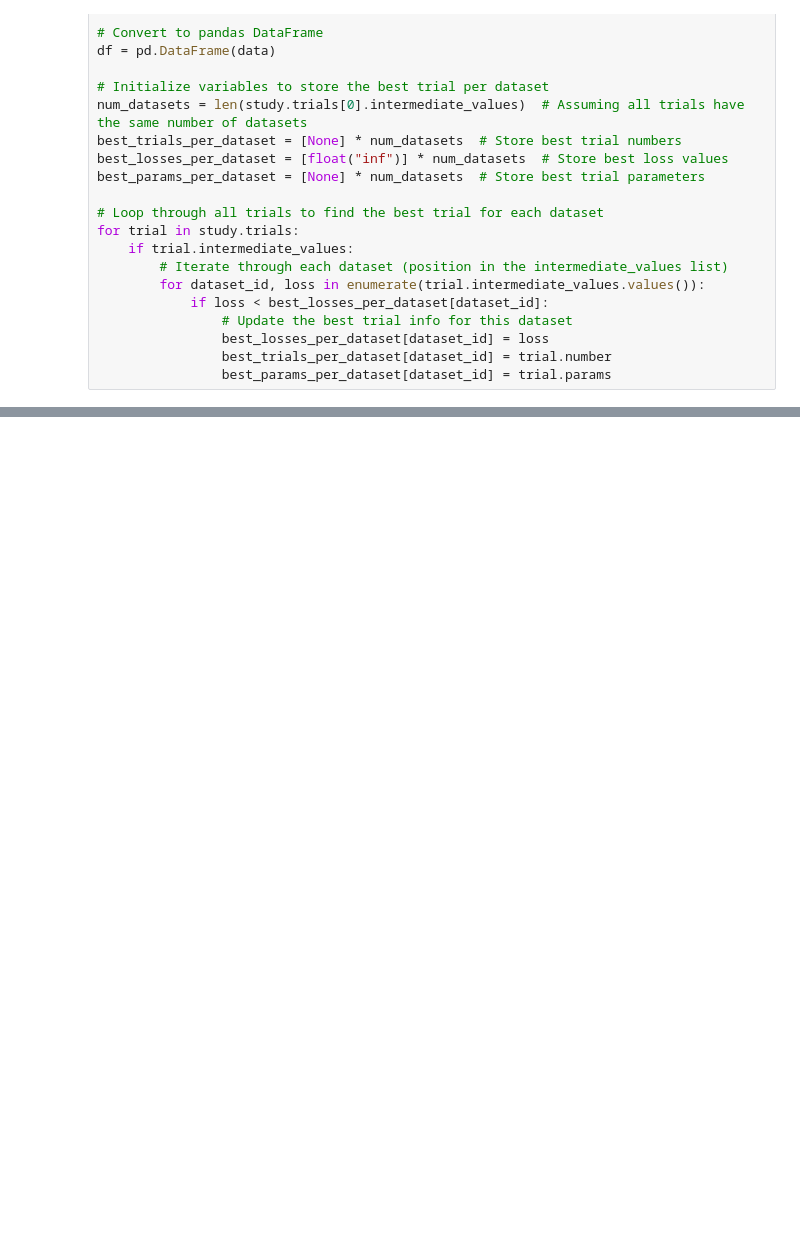
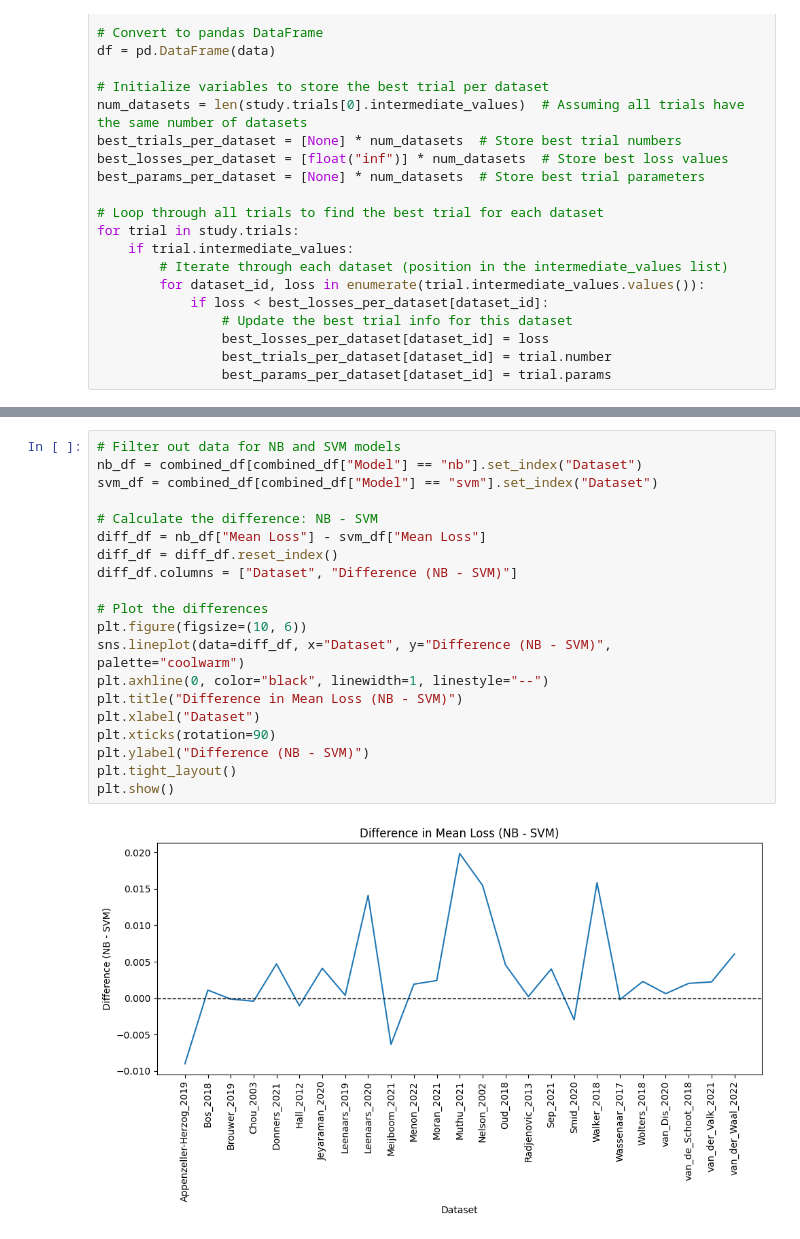
Before and after one commit to asreview/asreview-optuna, a Jupyter notebook: asreview2-optuna/completed_runs/optuna_output_analysis.ipynb, the cells around one changed output, grey strips where cells are left out. Cells and saved outputs as stored; diff of their text form; blank space fills up the shorter version.

```diff
--- a/asreview2-optuna/completed_runs/optuna_output_analysis.ipynb
+++ b/asreview2-optuna/completed_runs/optuna_output_analysis.ipynb
@@ -79,3 +91,25 @@ plt.show()
+# %%
+# Filter out data for NB and SVM models
+nb_df = combined_df[combined_df["Model"] == "nb"].set_index("Dataset")
+svm_df = combined_df[combined_df["Model"] == "svm"].set_index("Dataset")
+
+# Calculate the difference: NB - SVM
+diff_df = nb_df["Mean Loss"] - svm_df["Mean Loss"]
+diff_df = diff_df.reset_index()
+diff_df.columns = ["Dataset", "Difference (NB - SVM)"]
+
+# Plot the differences
+plt.figure(figsize=(10, 6))
+sns.lineplot(data=diff_df, x="Dataset", y="Difference (NB - SVM)", palette="coolwarm")
+plt.axhline(0, color="black", linewidth=1, linestyle="--")
+plt.title("Difference in Mean Loss (NB - SVM)")
+plt.xlabel("Dataset")
+plt.xticks(rotation=90)
+plt.ylabel("Difference (NB - SVM)")
+plt.tight_layout()
+plt.show()
+# %% [output]
+[figure, added]
 # %%
 
 # Create a pandas DataFrame
```
Also changed, not shown: parts of 6 cells of this notebook, 3 other files.
